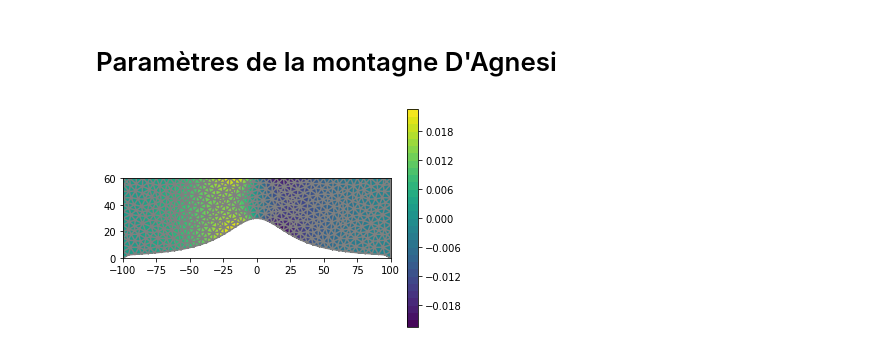
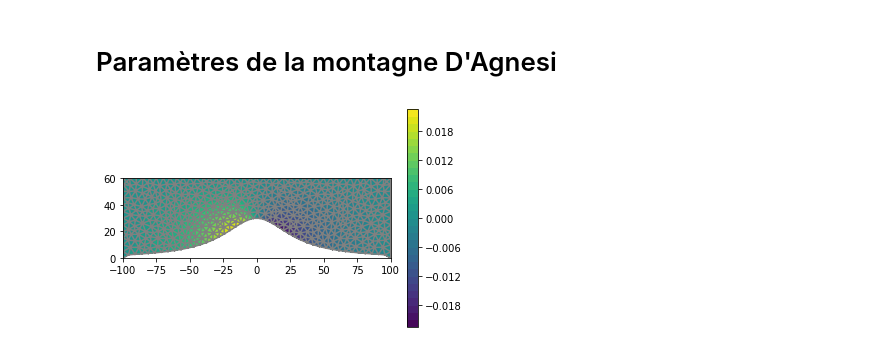
Before and after one commit to spineki/fenics_scorer, a Jupyter notebook: fichier_clemence.ipynb, the cells around one changed output. Drawn from its saved outputs; the diff is of its cells as text; code cells hidden in the pictures.

```diff
--- a/fichier_clemence.ipynb
+++ b/fichier_clemence.ipynb
@@ -11,6 +11,8 @@ import dolfin as fn
 alpha = 30
 height = 1.0
 u_0 = 1.0 # vent horizontal initial
+epsi = 10**-6
+Larg = 100 # largeur medium montagne
 # %%
 mesh = fn.Mesh('inv.xml')
 markers = fn.MeshFunction("size_t", mesh, 'inv_physical_region.xml')
@@ -18,33 +20,37 @@ dx = fn.Measure('dx', domain=mesh, subdomain_data=markers)
 
 
 plot(mesh)
 V = FunctionSpace(mesh, 'P', 1)
 
 
 
 # Define boundary condition
-u_D = Expression('-2*height*alpha*alpha*x[0]/(pow( (x[0]*x[0]+ alpha*alpha) ,2))', degree = 3, alpha= alpha, height=height)
+# '  x[1]>alpha*height +1?0:-2*height*alpha*alpha*x[0]/(pow( (x[0]*x[0]+ alpha*alpha) ,2))'
+
+u_D = Expression('abs(x[0]-Larg)<epsi or abs(x[0]+Larg)<epsi? 0:   x[1]>alpha*height +1? 0 : -2*height*alpha*alpha*x[0]/(pow( (x[0]*x[0]+ alpha*alpha) ,2))',
+                 degree = 3,
+                 alpha= alpha, height=height, epsi = epsi, Larg=Larg)
 
 def boundary(x, on_boundary):
     return on_boundary
 
 bc = DirichletBC(V, u_D, boundary)
 
 # Define variational problem
 u = TrialFunction(V)
 v = TestFunction(V)
 f = Constant(0.0)
 cte = Constant(0.000004) #vitesse horizontale ~ 4.4m/s, et fréquence N ~ 0.012s-1 -> 0.002727 ?
 a = - dot(grad(u), grad(v))*dx + cte*cte*u*v*dx
 L = f*v*dx # 0
 
 # Compute solution
 u = Function(V)
 solve(a == L, u, bc)
 
 # Plot solution and mesh
-p = plot(u,interactive= True)
+p = plot(u)
 pyplot.colorbar(p)# Hold plot
 plt.show()
 # %% [output]
-[figure, old version]
+[figure, new version]
```
